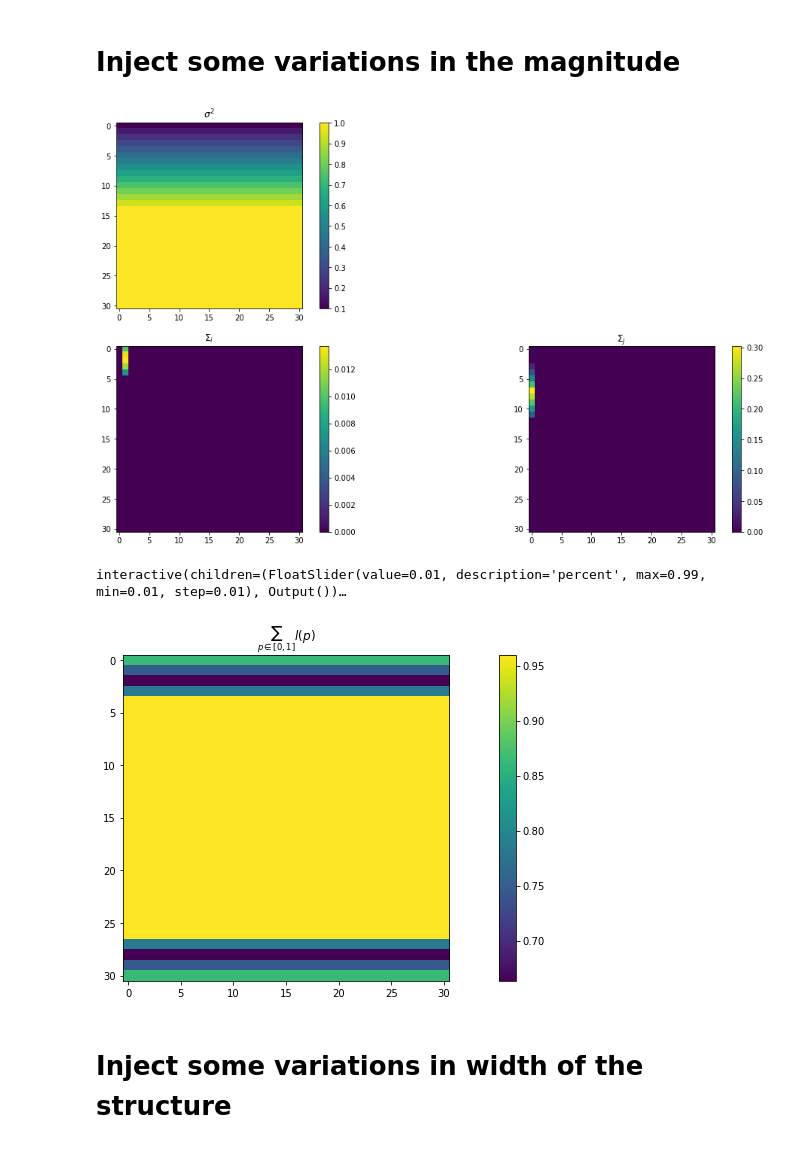
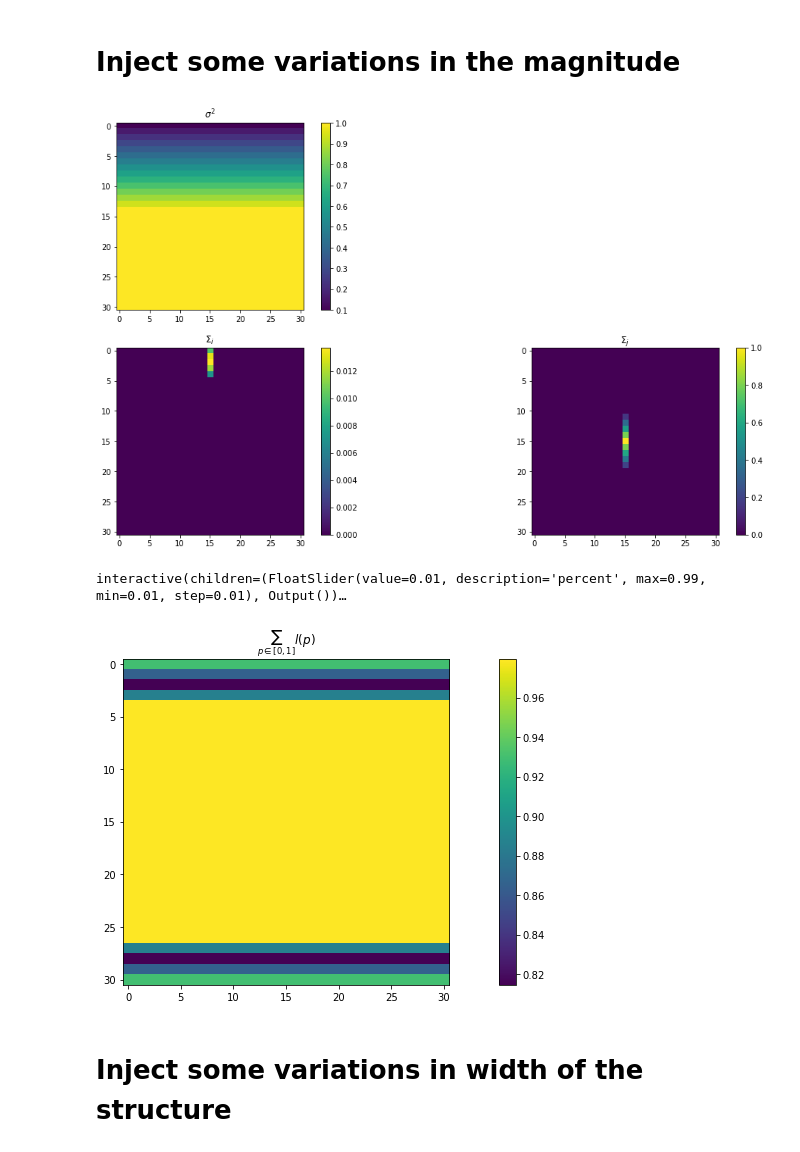
Before and after one commit to leonharv/uncertainty-vis, a Jupyter notebook: Experiments/Covariance Analysis/Locality Measure Pearson.ipynb, the cells around one changed output. Saved outputs shown, nothing was run; the diff lists cells and outputs as text; code cells hidden in the pictures.

```diff
--- a/Experiments/Covariance Analysis/Locality Measure Pearson.ipynb
+++ b/Experiments/Covariance Analysis/Locality Measure Pearson.ipynb
@@ -266,36 +264,36 @@ scaling = np.linspace(0.1, 1, gridDimensions[1]//2)
 Sigma_hat = Sigma.copy()
 for x in range(gridDimensions[0]):
     for y in range(gridDimensions[0]//2):
         idx = y * gridDimensions[0] + x
         Sigma_hat[idx,:] *= scaling[y]
         Sigma_hat[:,idx] *= scaling[y]
 
-p = np.array([1, 0])
+p = np.array([gridDimensions[0]//2, 0])
 targetPixel = p[1] * gridDimensions[0] + p[0]
 Sigma_i = Sigma_hat[targetPixel,:].reshape(gridDimensions)
 
-p = np.array([0, 7])
+p = np.array([gridDimensions[0]//2, 15])
 targetPixel = p[1] * gridDimensions[0] + p[0]
 Sigma_j = Sigma_hat[targetPixel,:].reshape(gridDimensions)
 
 variances = np.sqrt(np.diag(Sigma_hat))
 
 plt.figure(figsize=(18,10))
 plt.subplot(2,2,1)
 plt.imshow(variances.reshape(gridDimensions))
 plt.title(r'$\sigma^2$')
 plt.colorbar()
 plt.subplot(2,2,3)
 plt.imshow(Sigma_i)
 plt.title(r'$\Sigma_i$')
 plt.colorbar()
 plt.subplot(2,2,4)
 plt.imshow(Sigma_j)
 plt.title(r'$\Sigma_j$')
 plt.colorbar()
 plt.show()
 # %% [output]
-[figure, old version]
+[figure, new version]
 # %%
 Rho = to_pearson(Sigma_hat)
 @widgets.interact(percent=(0.01, 0.99, 0.01))
@@ -317,11 +315,11 @@ for idx,percent in enumerate(np.linspace(0.01, 0.99, num)):
 # %%
 plt.figure(figsize=(18,6))
 plt.title(r'$\sum_{p \in [0,1]} l(p)$')
-plt.imshow(np.var(overview, axis=2))
+plt.imshow(np.std(overview, axis=2))
 plt.colorbar()
 plt.show()
 # %% [output]
-[figure, old version]
+[figure, new version]
 # %% [markdown]
 # Inject some variations in width of the structure
 # %%
```
Also changed, not shown: parts of 7 cells of this notebook.
